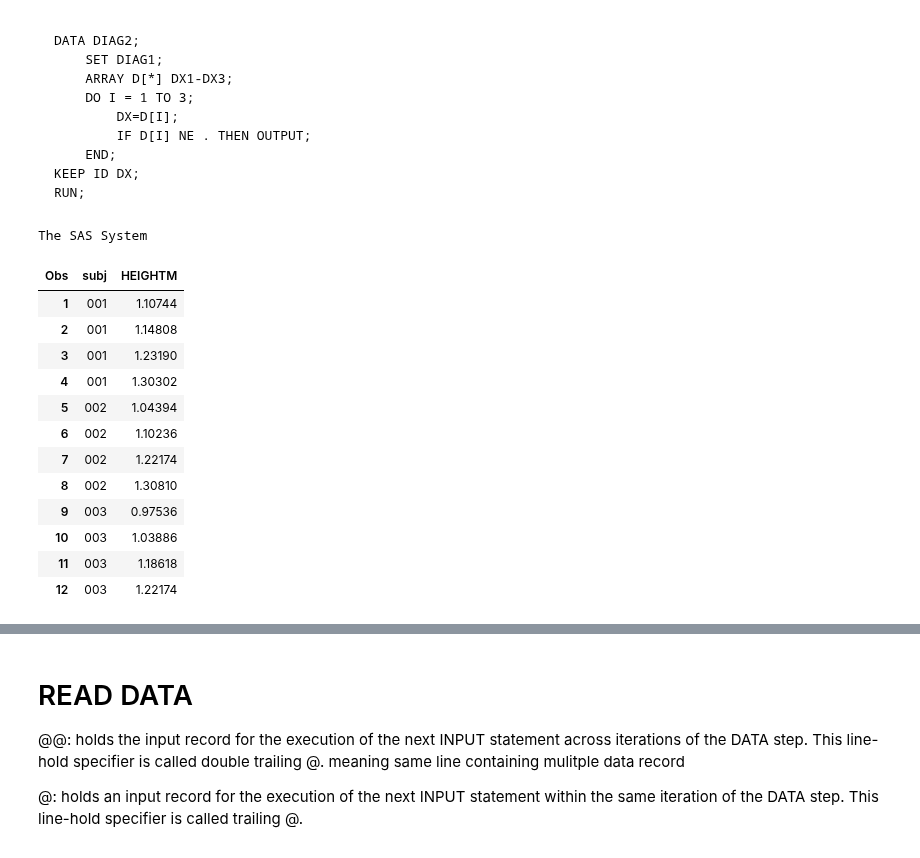
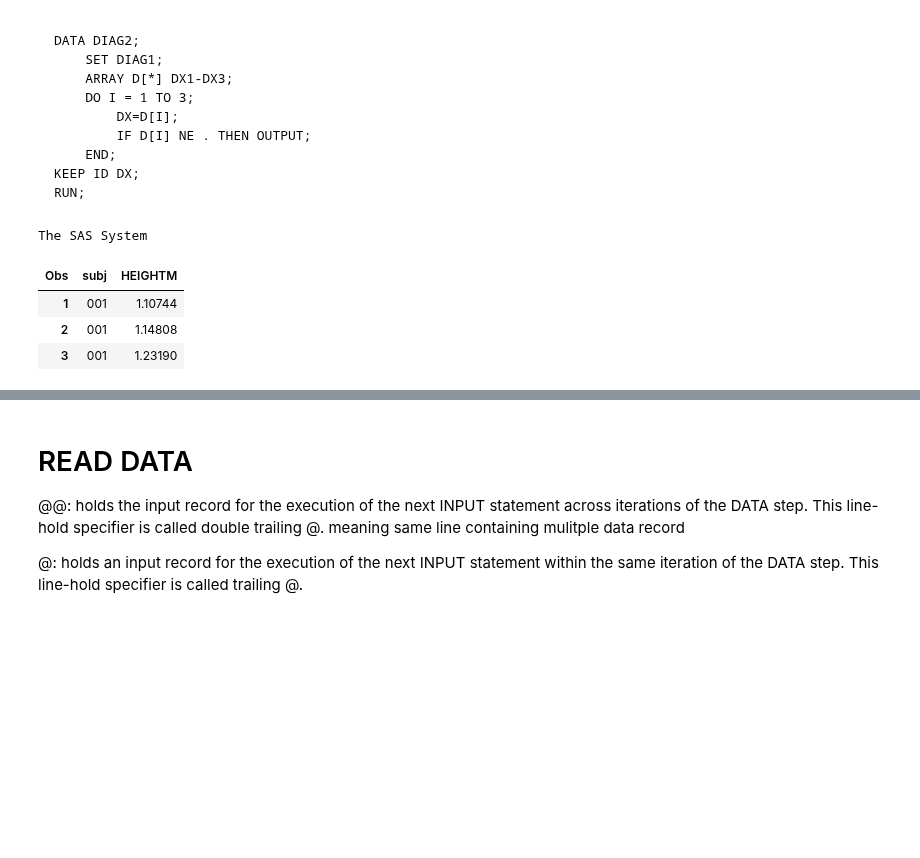
Before and after one commit to kevinwkc/my_sas, a Jupyter notebook: INTRO.ipynb, the cells around one changed output, grey strips where cells are left out. Drawn from its saved outputs; the diff is of its cells as text; code cells hidden in the pictures; blank space fills up the shorter version.

```diff
--- a/INTRO.ipynb
+++ b/INTRO.ipynb
@@ -103,31 +103,22 @@ RUN;
 # %%
 DATA longheight;
 INPUT subj $ height1 - height4;
 ARRAY HEIGHT[4]HEIGHT1-HEIGHT4;
 DO i=1 TO 4;
 	HEIGHTM = 0.0254*height[i];
 	OUTPUT;
 END;
 DROP i HEIGHT1-HEIGHT4;
 datalines;
 001 43.6 45.2 48.5 51.3
 002 41.1 43.4 48.1 51.5
 003 38.4 40.9 46.7 48.1
 ;
-PROC print data=longheight;
+PROC print data=longheight(OBS=3);
 RUN;
 # %% [output]
 The SAS System
 | Obs | subj | HEIGHTM |
 | 1 | 001 | 1.10744 |
 | 2 | 001 | 1.14808 |
 | 3 | 001 | 1.23190 |
-| 4 | 001 | 1.30302 |
-| 5 | 002 | 1.04394 |
-| 6 | 002 | 1.10236 |
-| 7 | 002 | 1.22174 |
-| 8 | 002 | 1.30810 |
-| 9 | 003 | 0.97536 |
-| 10 | 003 | 1.03886 |
-| 11 | 003 | 1.18618 |
-| 12 | 003 | 1.22174 |
```
Also changed, not shown: parts of 3 cells of this notebook.
